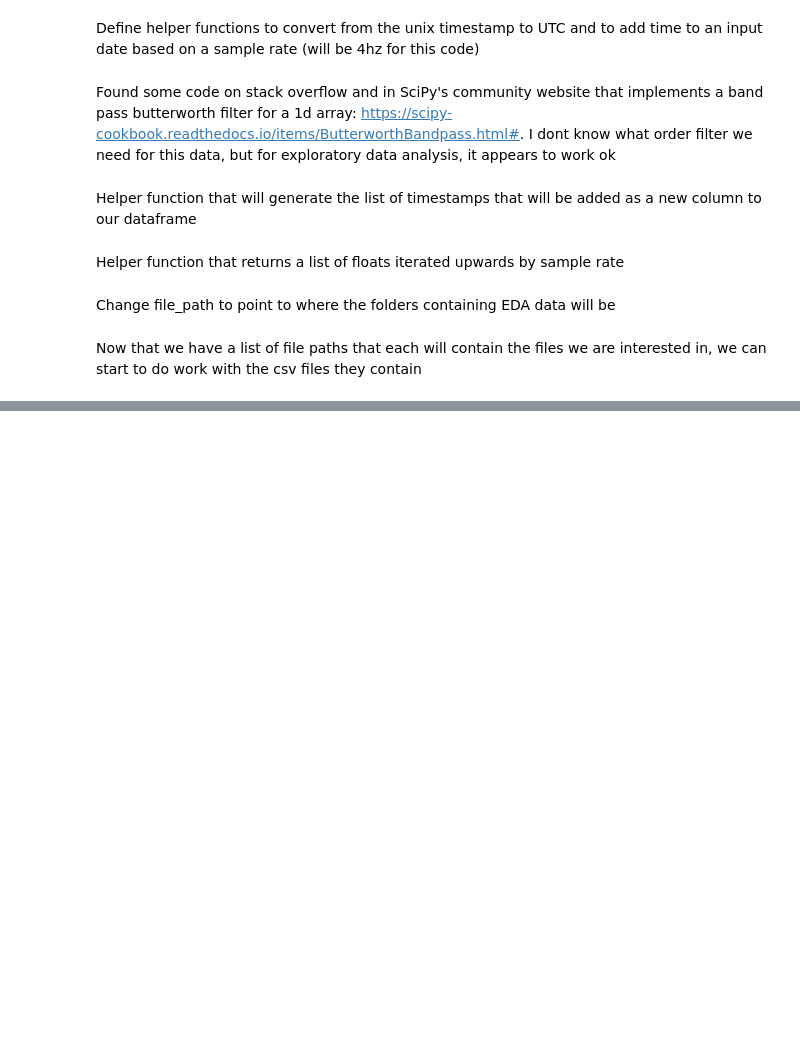
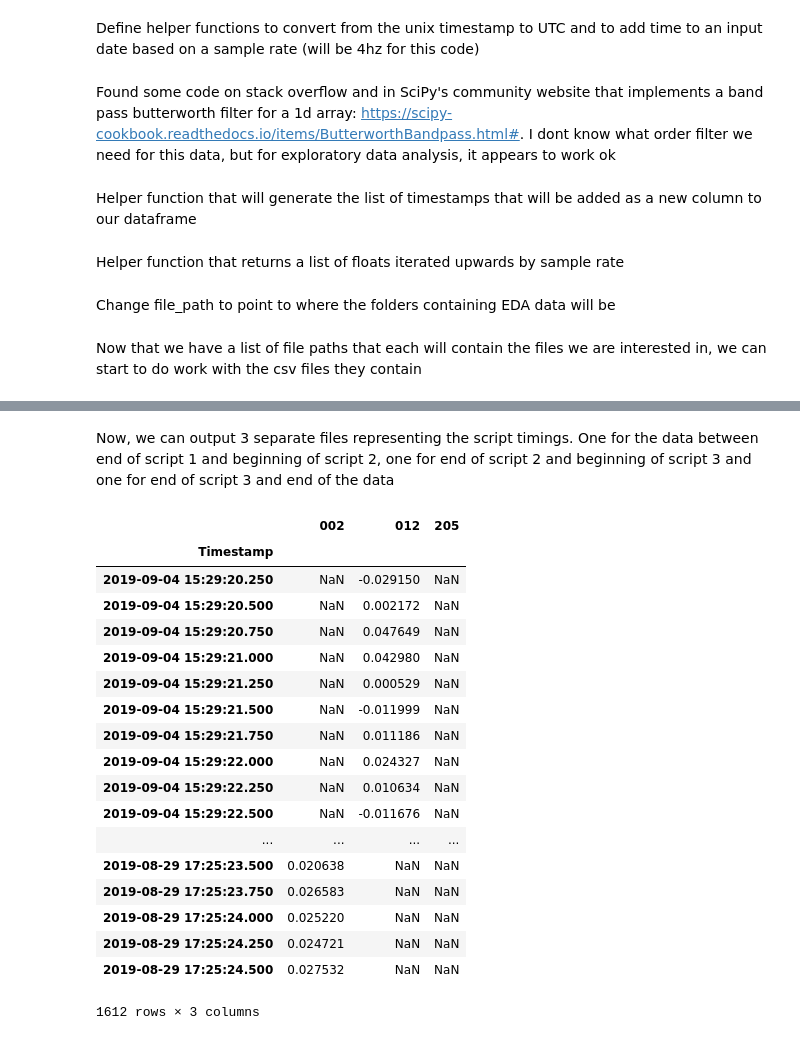
Before and after one commit to dcoh/EmpaticaE4Analysis, a Jupyter notebook: EDA_Output.ipynb, the cells around one changed output, grey strips where cells are left out. Saved outputs shown, nothing was run; the diff lists cells and outputs as text; code cells hidden in the pictures; blank space fills up the shorter version.

```diff
--- a/EDA_Output.ipynb
+++ b/EDA_Output.ipynb
@@ -119,2 +173,27 @@ eda_all_participants = eda_all_participants.transpose()
 # %%
 eda_all_participants.to_csv(output_path+"/EDA_All_Data.csv")
+# %% [markdown]
+Now, we can output 3 separate files representing the script timings.  One for the data between end of script 1 and beginning of script 2, one for end of script 2 and beginning of script 3 and one for end of script 3 and end of the data
+# %%
+test = pd.concat(script_3_end)
+test
+# %% [output]
+|  | 002 | 012 | 205 |
+| Timestamp |  |  |  |
+| 2019-09-04 15:29:20.250 | NaN | -0.029150 | NaN |
+| 2019-09-04 15:29:20.500 | NaN | 0.002172 | NaN |
+| 2019-09-04 15:29:20.750 | NaN | 0.047649 | NaN |
+| 2019-09-04 15:29:21.000 | NaN | 0.042980 | NaN |
+| 2019-09-04 15:29:21.250 | NaN | 0.000529 | NaN |
+| 2019-09-04 15:29:21.500 | NaN | -0.011999 | NaN |
+| 2019-09-04 15:29:21.750 | NaN | 0.011186 | NaN |
+| 2019-09-04 15:29:22.000 | NaN | 0.024327 | NaN |
+| 2019-09-04 15:29:22.250 | NaN | 0.010634 | NaN |
+| 2019-09-04 15:29:22.500 | NaN | -0.011676 | NaN |
+| ... | ... | ... | ... |
+| 2019-08-29 17:25:23.500 | 0.020638 | NaN | NaN |
+| 2019-08-29 17:25:23.750 | 0.026583 | NaN | NaN |
+| 2019-08-29 17:25:24.000 | 0.025220 | NaN | NaN |
+| 2019-08-29 17:25:24.250 | 0.024721 | NaN | NaN |
+| 2019-08-29 17:25:24.500 | 0.027532 | NaN | NaN |
+1612 rows × 3 columns
```
Also changed, not shown: parts of 5 cells of this notebook.
